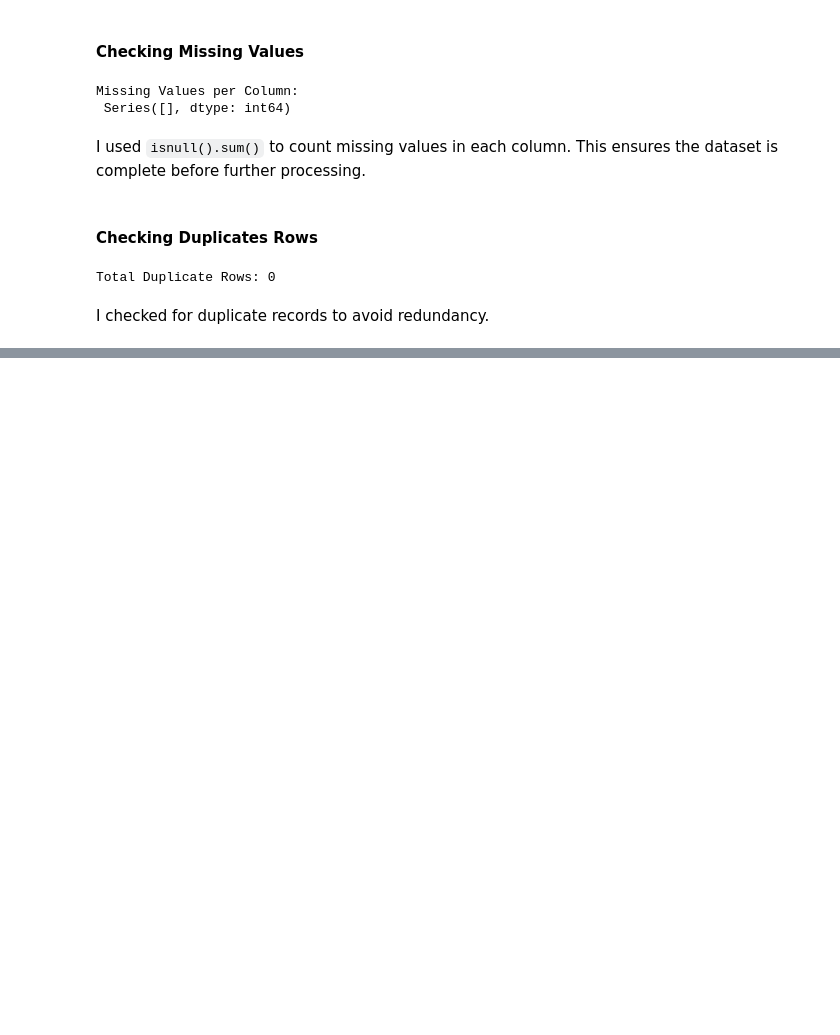
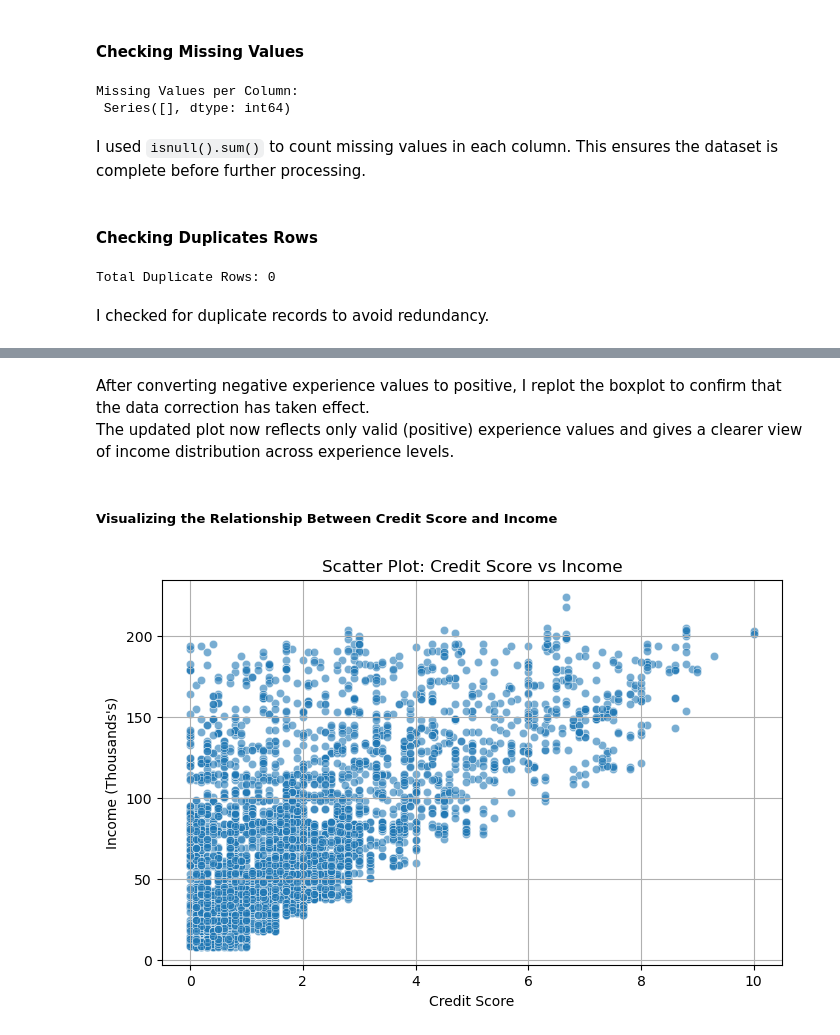
Before and after one commit to Ahmad-385/Income-prediction-Sentiment-analysis, a Jupyter notebook: ML-CA2.ipynb, the cells around one changed output, grey strips where cells are left out. Drawn from its saved outputs; the diff is of its cells as text; code cells hidden in the pictures; blank space fills up the shorter version.

```diff
--- a/ML-CA2.ipynb
+++ b/ML-CA2.ipynb
@@ -78,0 +187,24 @@ I checked for duplicate records to avoid redundancy.
+# %% [markdown]
+After converting negative experience values to positive, I replot the boxplot to confirm that the data correction has taken effect.
+The updated plot now reflects only valid (positive) experience values and gives a clearer view of income distribution across experience levels.
+# %% [markdown]
+##### Visualizing the Relationship Between Credit Score and Income
+# %%
+# Scatter plot: Credit Score vs Income
+plt.figure(figsize=(8, 5))
+
+# Plot each data point as a semi-transparent dot
+sns.scatterplot(x=df["Credit Score"], y=df["Income(Thousands's)"], alpha=0.6)
+
+# Add plot title and axis labels
+plt.title("Scatter Plot: Credit Score vs Income")
+plt.xlabel("Credit Score")
+plt.ylabel("Income (Thousands's)")
+
+# Show gridlines for better readability
+plt.grid(True)
+
+# Display the plot
+plt.show()
+# %% [output]
+[figure, added]
```
Also changed, not shown: parts of 16 cells of this notebook.
